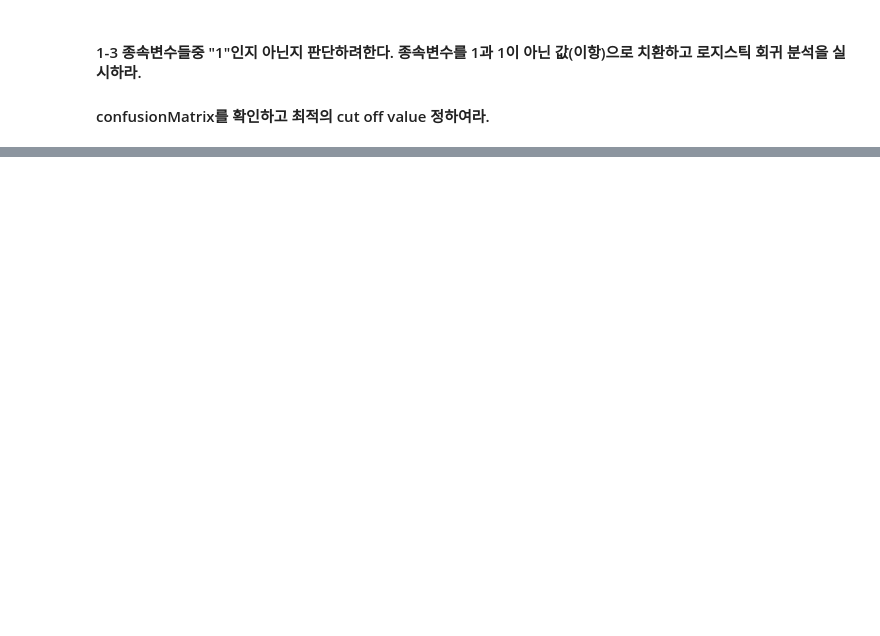
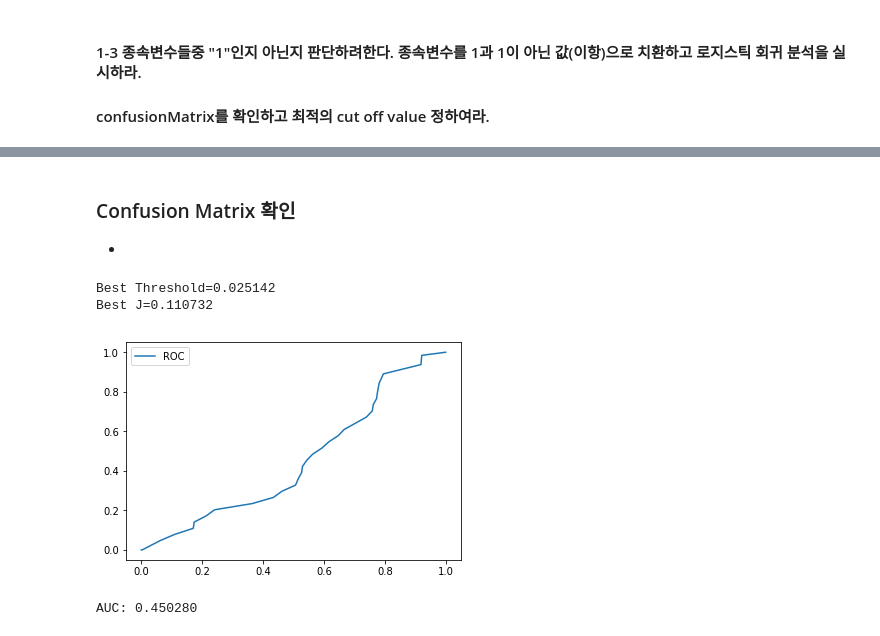
Before and after one commit to Daehee-Park/ADP, a Jupyter notebook: ADP_problem/15/15.ipynb, the cells around one changed output, grey strips where cells are left out. Saved outputs shown, nothing was run; the diff lists cells and outputs as text; code cells hidden in the pictures; blank space fills up the shorter version.

```diff
--- a/ADP_problem/15/15.ipynb
+++ b/ADP_problem/15/15.ipynb
@@ -143,0 +163,8 @@ X_train.describe(include='all').T
+# %%
+from sklearn.linear_model import LogisticRegression
+from sklearn.metrics import classification_report
+
+lr = LogisticRegression(solver='liblinear')
+lr.fit(X_train, y_train_1)
+y_pred = lr.predict(X=X_test)
+print(classification_report(y_test_1, y_pred))
@@ -143,0 +180,23 @@ X_train.describe(include='all').T
+# %% [markdown]
+### Confusion Matrix 확인
+-
+# %%
+from sklearn.metrics import roc_curve, roc_auc_score
+
+y_pred_proba = lr.predict_proba(X_test)[:, 1]
+fpr, tpr, thresholds = roc_curve(y_test_1, y_pred_proba, pos_label=1)
+J = tpr - fpr
+ix = np.argmax(J)
+best_thresh = thresholds[ix]
+print(f'Best Threshold={best_thresh:.6f}')
+print(f'Best J={J[ix]:.6f}')
+# %% [output]
+Best Threshold=0.025142
+Best J=0.110732
+# %%
+sns.lineplot(x=fpr, y=tpr, ci=None, label='ROC')
+plt.show()
+print(f'AUC: {roc_auc_score(y_test_1, y_pred_proba):.6f}')
+# %% [output]
+[figure, added]
+AUC: 0.450280
```
Also changed, not shown: parts of 19 cells of this notebook, 1 other file.
